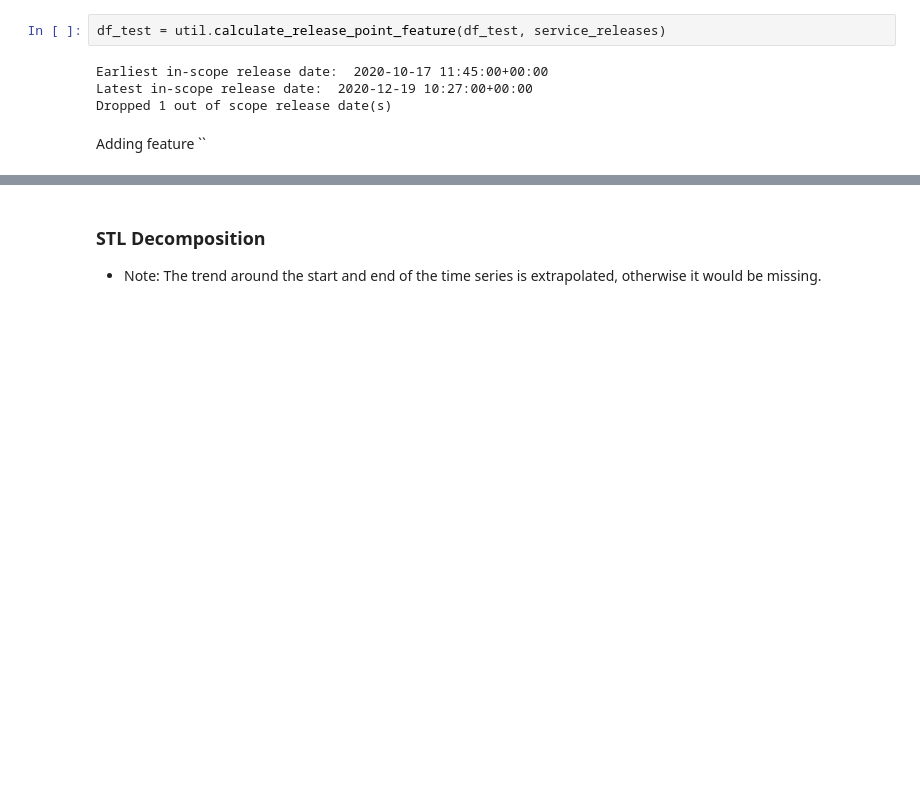
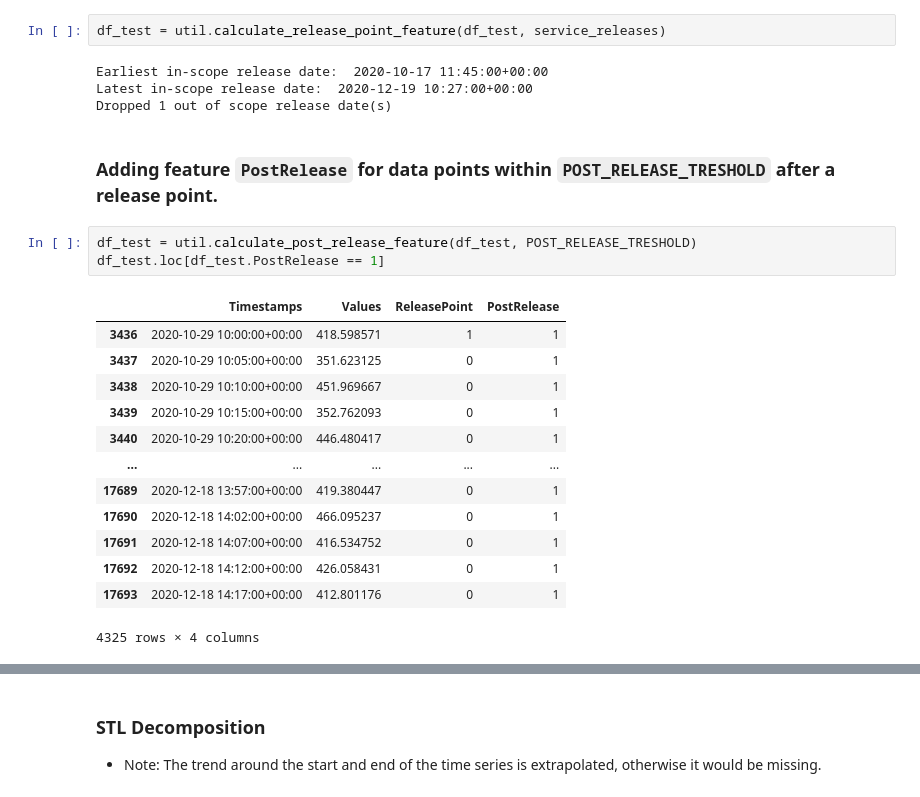
Before and after one commit to Matt-RJ/fyp-anomaly-detection, a Jupyter notebook: isolation-forest.ipynb, the cells around one changed output, grey strips where cells are left out. Drawn from its saved outputs; the diff is of its cells as text; blank space fills up the shorter version.

```diff
--- a/isolation-forest.ipynb
+++ b/isolation-forest.ipynb
@@ -106,5 +106,22 @@ df_test = util.calculate_release_point_feature(df_test, service_releases)
 Earliest in-scope release date:  2020-10-17 11:45:00+00:00
 Latest in-scope release date:  2020-12-19 10:27:00+00:00
 Dropped 1 out of scope release date(s)
-# %% [markdown]
-Adding feature ``
+# %% [markdown]
+### Adding feature `PostRelease` for data points within `POST_RELEASE_TRESHOLD` after a release point.
+# %%
+df_test = util.calculate_post_release_feature(df_test, POST_RELEASE_TRESHOLD)
+df_test.loc[df_test.PostRelease == 1]
+# %% [output]
+|  | Timestamps | Values | ReleasePoint | PostRelease |
+| 3436 | 2020-10-29 10:00:00+00:00 | 418.598571 | 1 | 1 |
+| 3437 | 2020-10-29 10:05:00+00:00 | 351.623125 | 0 | 1 |
+| 3438 | 2020-10-29 10:10:00+00:00 | 451.969667 | 0 | 1 |
+| 3439 | 2020-10-29 10:15:00+00:00 | 352.762093 | 0 | 1 |
+| 3440 | 2020-10-29 10:20:00+00:00 | 446.480417 | 0 | 1 |
+| ... | ... | ... | ... | ... |
+| 17689 | 2020-12-18 13:57:00+00:00 | 419.380447 | 0 | 1 |
+| 17690 | 2020-12-18 14:02:00+00:00 | 466.095237 | 0 | 1 |
+| 17691 | 2020-12-18 14:07:00+00:00 | 416.534752 | 0 | 1 |
+| 17692 | 2020-12-18 14:12:00+00:00 | 426.058431 | 0 | 1 |
+| 17693 | 2020-12-18 14:17:00+00:00 | 412.801176 | 0 | 1 |
+4325 rows × 4 columns
```
Also changed, not shown: parts of 11 cells of this notebook.
